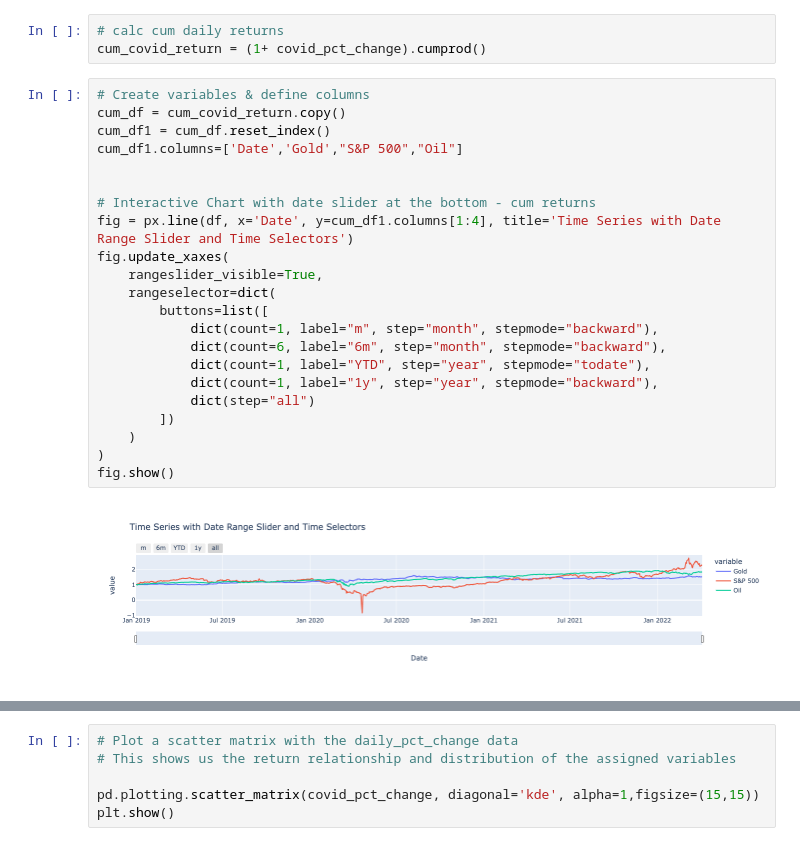
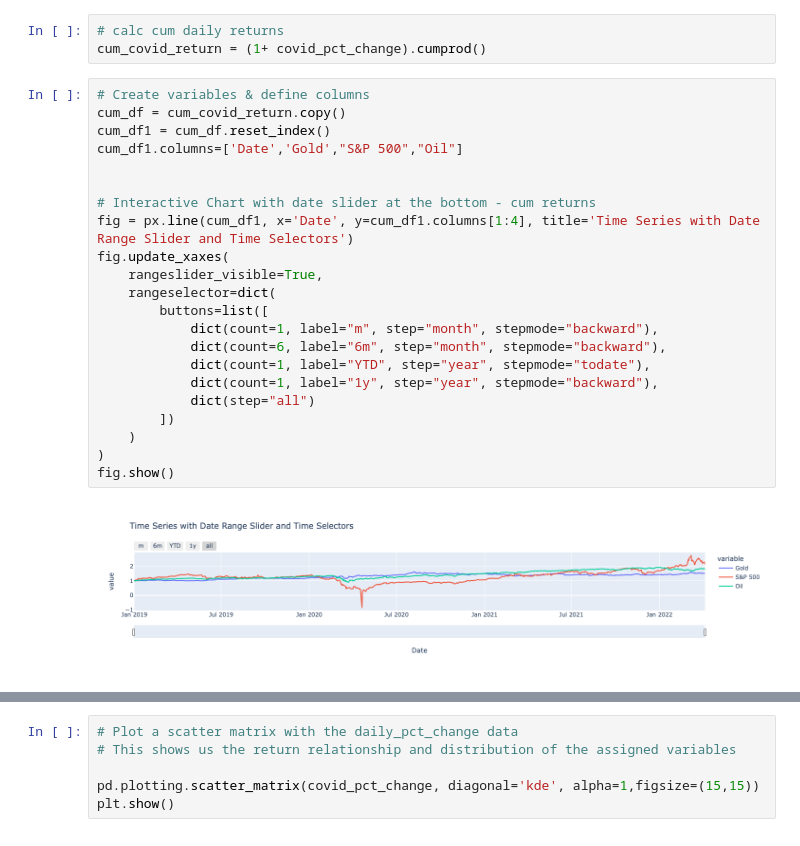
Before and after one commit to livelyvinay4u/Project1_group1, a Jupyter notebook: Project 1 Code.ipynb, the cells around one changed output, grey strips where cells are left out. Saved outputs shown, nothing was run; the diff lists cells and outputs as text.

Commit message:
updated plots for dashboard

```diff
--- a/Project 1 Code.ipynb
+++ b/Project 1 Code.ipynb
@@ -159,24 +185,24 @@ cum_covid_return = (1+ covid_pct_change).cumprod()
 # %%
 # Create variables & define columns
 cum_df = cum_covid_return.copy()
 cum_df1 = cum_df.reset_index()
 cum_df1.columns=['Date','Gold',"S&P 500","Oil"]
 
 
 # Interactive Chart with date slider at the bottom - cum returns
-fig = px.line(df, x='Date', y=cum_df1.columns[1:4], title='Time Series with Date Range Slider and Time Selectors')
+fig = px.line(cum_df1, x='Date', y=cum_df1.columns[1:4], title='Time Series with Date Range Slider and Time Selectors')
 fig.update_xaxes(
     rangeslider_visible=True,
     rangeselector=dict(
         buttons=list([
             dict(count=1, label="m", step="month", stepmode="backward"),
             dict(count=6, label="6m", step="month", stepmode="backward"),
             dict(count=1, label="YTD", step="year", stepmode="todate"),
             dict(count=1, label="1y", step="year", stepmode="backward"),
             dict(step="all")
         ])
     )
 )
 fig.show()
 # %% [output]
-[figure, old version]
+[figure, new version]
```
Also changed, not shown: parts of 13 cells of this notebook.
